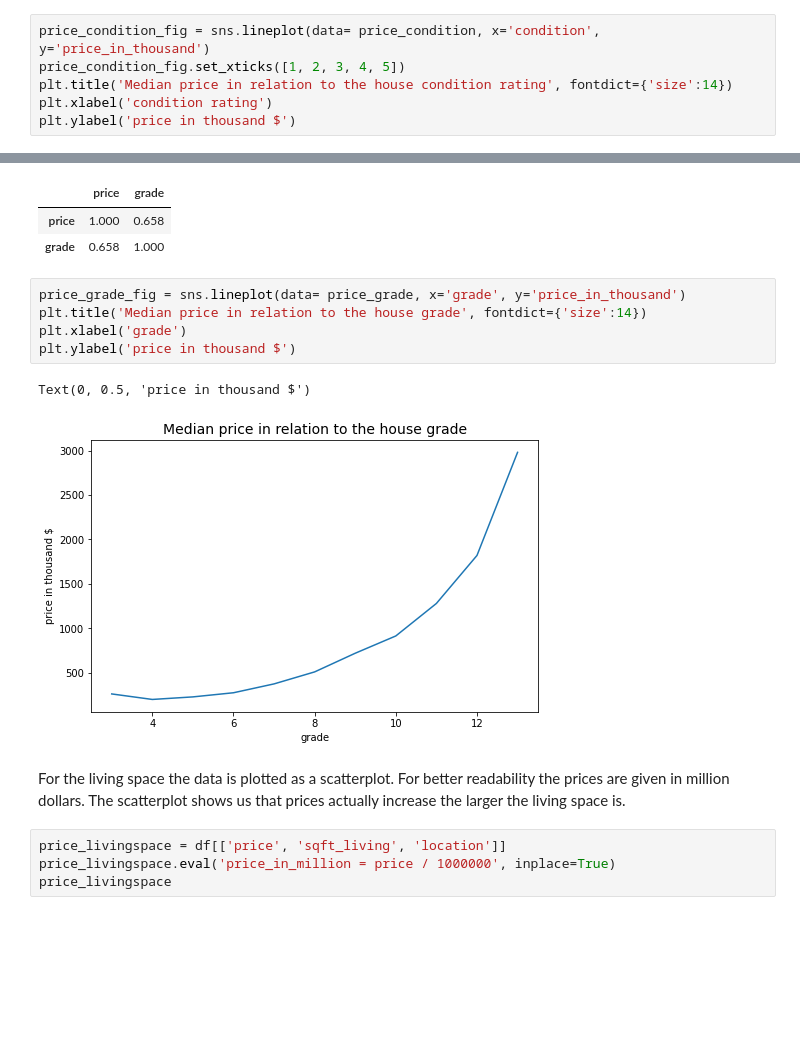
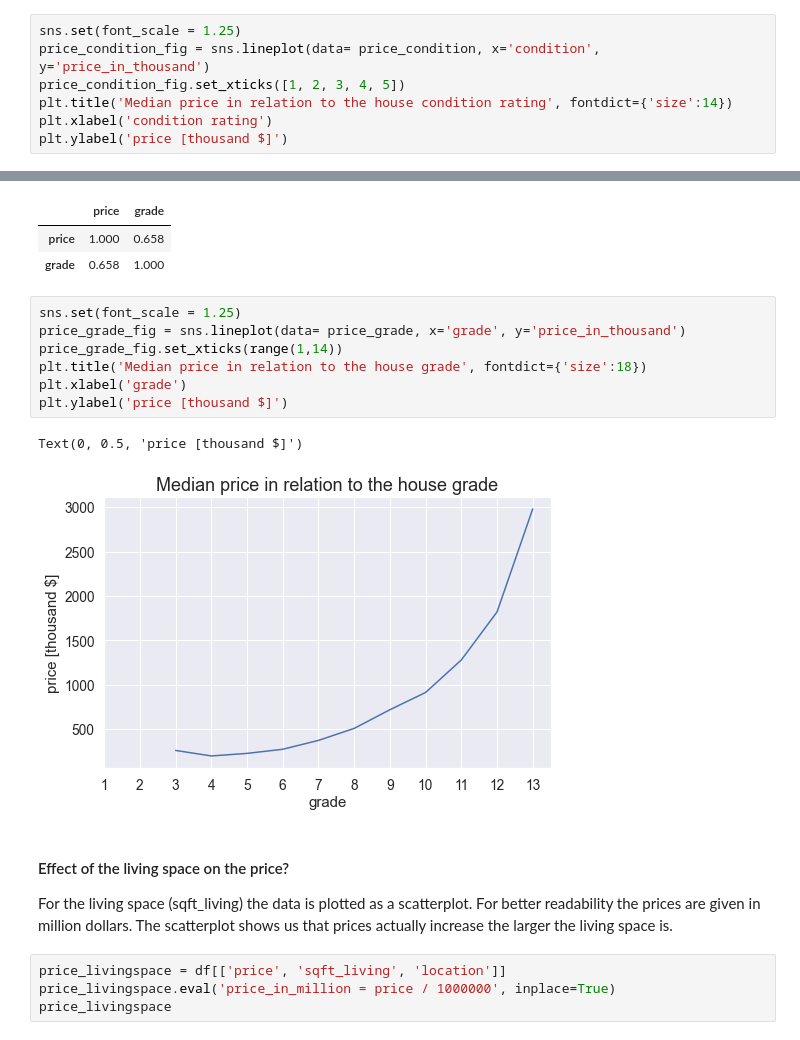
Before and after one commit to langer-net/first-eda-project, a Jupyter notebook: EDA.ipynb, the cells around one changed output, grey strips where cells are left out. Cells and saved outputs as stored; diff of their text form; blank space fills up the shorter version.

```diff
--- a/EDA.ipynb
+++ b/EDA.ipynb
@@ -310,9 +329,10 @@ df[['price', 'condition']].corr(method='spearman')
 | price | 1.000 | 0.018 |
 | condition | 0.018 | 1.000 |
 # %%
+sns.set(font_scale = 1.25)
 price_condition_fig = sns.lineplot(data= price_condition, x='condition', y='price_in_thousand')
 price_condition_fig.set_xticks([1, 2, 3, 4, 5])
 plt.title('Median price in relation to the house condition rating', fontdict={'size':14})
 plt.xlabel('condition rating')
-plt.ylabel('price in thousand $')
+plt.ylabel('price [thousand $]')
 # %% [output]
@@ -345,15 +366,18 @@ df[['price', 'grade']].corr(method='spearman')
 | price | 1.000 | 0.658 |
 | grade | 0.658 | 1.000 |
 # %%
+sns.set(font_scale = 1.25)
 price_grade_fig = sns.lineplot(data= price_grade, x='grade', y='price_in_thousand')
-plt.title('Median price in relation to the house grade', fontdict={'size':14})
+price_grade_fig.set_xticks(range(1,14))
+plt.title('Median price in relation to the house grade', fontdict={'size':18})
 plt.xlabel('grade')
-plt.ylabel('price in thousand $')
+plt.ylabel('price [thousand $]')
 # %% [output]
-Text(0, 0.5, 'price in thousand $')
+Text(0, 0.5, 'price [thousand $]')
-[figure, old version]
+[figure, new version]
 # %% [markdown]
-For the living space the data is plotted as a scatterplot. For better readability the prices are given in million dollars. The scatterplot shows us that prices actually increase the larger the living space is.
+#### Effect of the living space on the price?
+For the living space (sqft_living) the data is plotted as a scatterplot. For better readability the prices are given in million dollars. The scatterplot shows us that prices actually increase the larger the living space is.
 # %%
 price_livingspace = df[['price', 'sqft_living', 'location']]
 price_livingspace.eval('price_in_million = price / 1000000', inplace=True)
```
Also changed, not shown: parts of 17 cells of this notebook, 1 other file.
